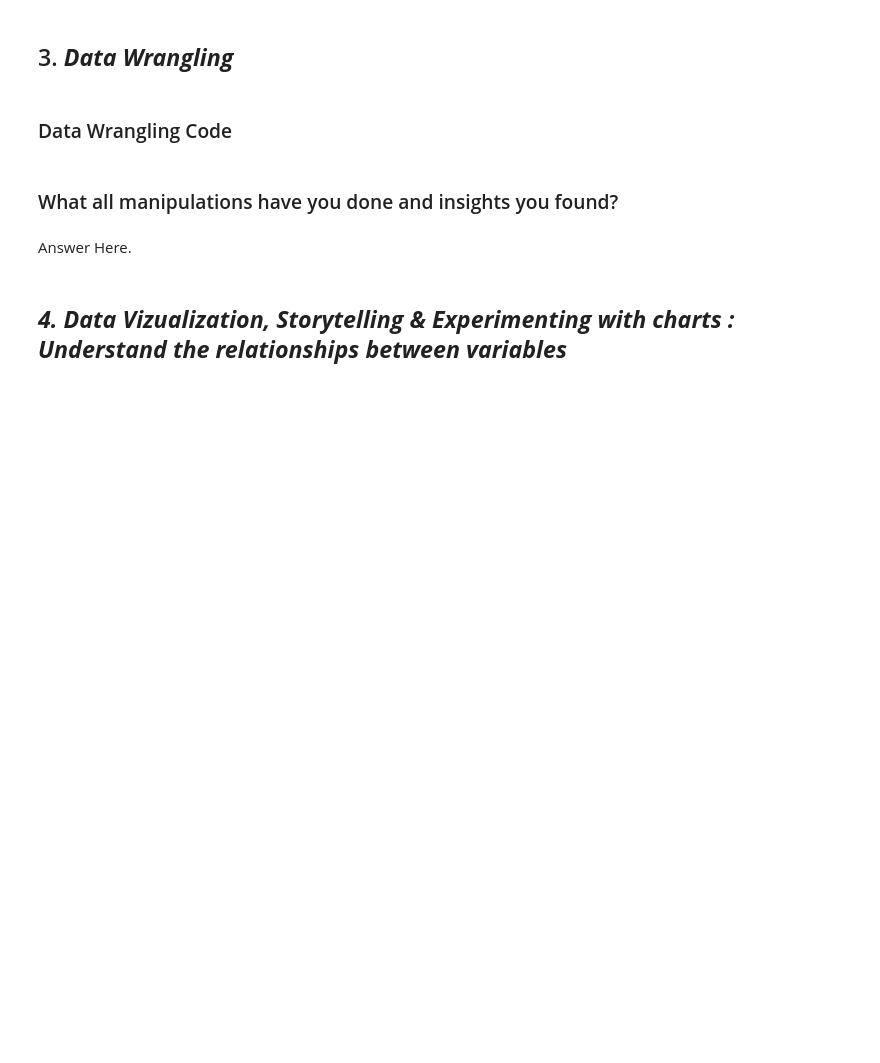
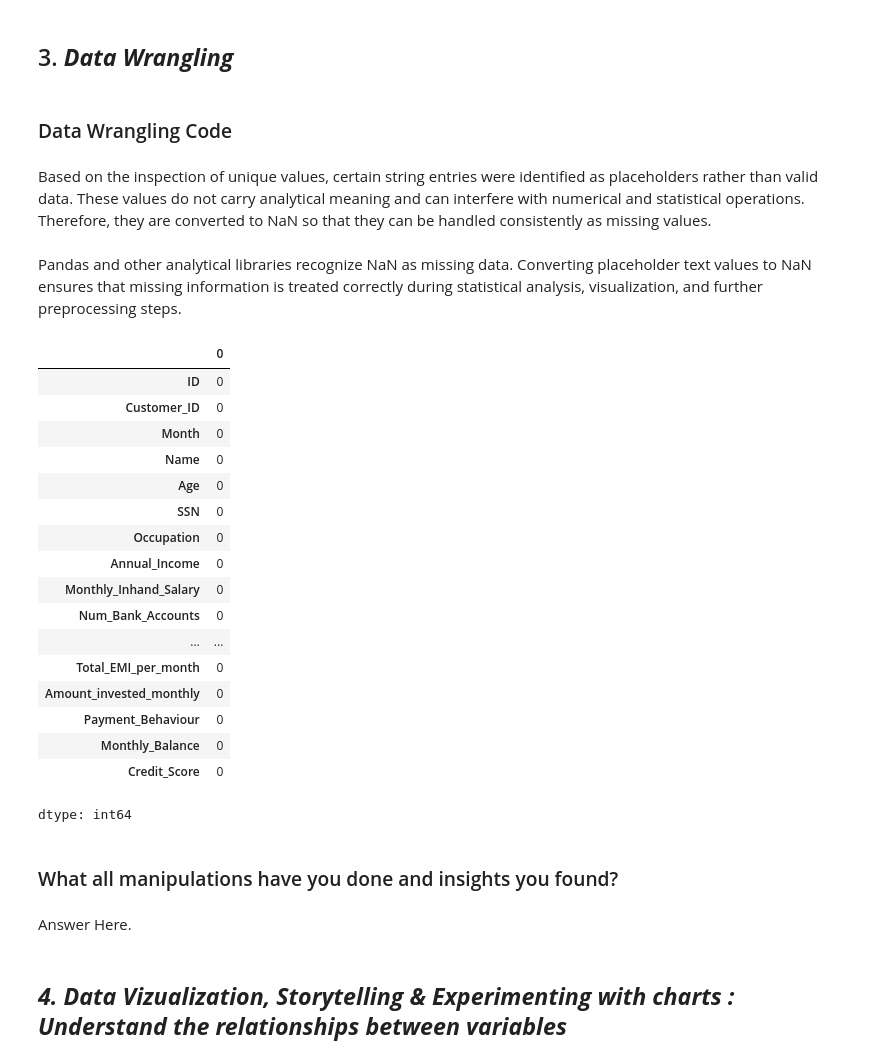
Before and after one commit to Kamalhsn/paisabazaar-banking-fraud-analysis, a Jupyter notebook: Paisabazaar_Banking_Fraud_EDA.ipynb, the cells around one changed output. Drawn from its saved outputs; the diff is of its cells as text; code cells hidden in the pictures; blank space fills up the shorter version.

```diff
--- a/Paisabazaar_Banking_Fraud_EDA.ipynb
+++ b/Paisabazaar_Banking_Fraud_EDA.ipynb
@@ -208,6 +366,43 @@ for column in df.columns:
 ### Data Wrangling Code
 # %%
 # Write your code to make your dataset analysis ready.
+# Creating a copy of the dataset to preserve the original data
+df_wrangle = df.copy()
+# %% [markdown]
+Based on the inspection of unique values, certain string entries were identified as placeholders rather than valid data.
+These values do not carry analytical meaning and can interfere with numerical and statistical operations.
+Therefore, they are converted to NaN so that they can be handled consistently as missing values.
+# %%
+# Replacing identified placeholder values with NaN
+placeholder_values = ['No Data', 'Not Specified', 'NA', 'N/A', '']
+
+df_wrangle.replace(placeholder_values, np.nan, inplace=True)
+# %% [markdown]
+Pandas and other analytical libraries recognize NaN as missing data.
+Converting placeholder text values to NaN ensures that missing information is treated correctly during
+statistical analysis, visualization, and further preprocessing steps.
+# %%
+# Checking missing values after replacing placeholder entries
+df_wrangle.isnull().sum()
+# %% [output]
+|  | 0 |
+| ID | 0 |
+| Customer_ID | 0 |
+| Month | 0 |
+| Name | 0 |
+| Age | 0 |
+| SSN | 0 |
+| Occupation | 0 |
+| Annual_Income | 0 |
+| Monthly_Inhand_Salary | 0 |
+| Num_Bank_Accounts | 0 |
+| ... | ... |
+| Total_EMI_per_month | 0 |
+| Amount_invested_monthly | 0 |
+| Payment_Behaviour | 0 |
+| Monthly_Balance | 0 |
+| Credit_Score | 0 |
+dtype: int64
 # %% [markdown]
 ### What all manipulations have you done and insights you found?
 # %% [markdown]
```
Also changed, not shown: parts of 24 cells of this notebook.
